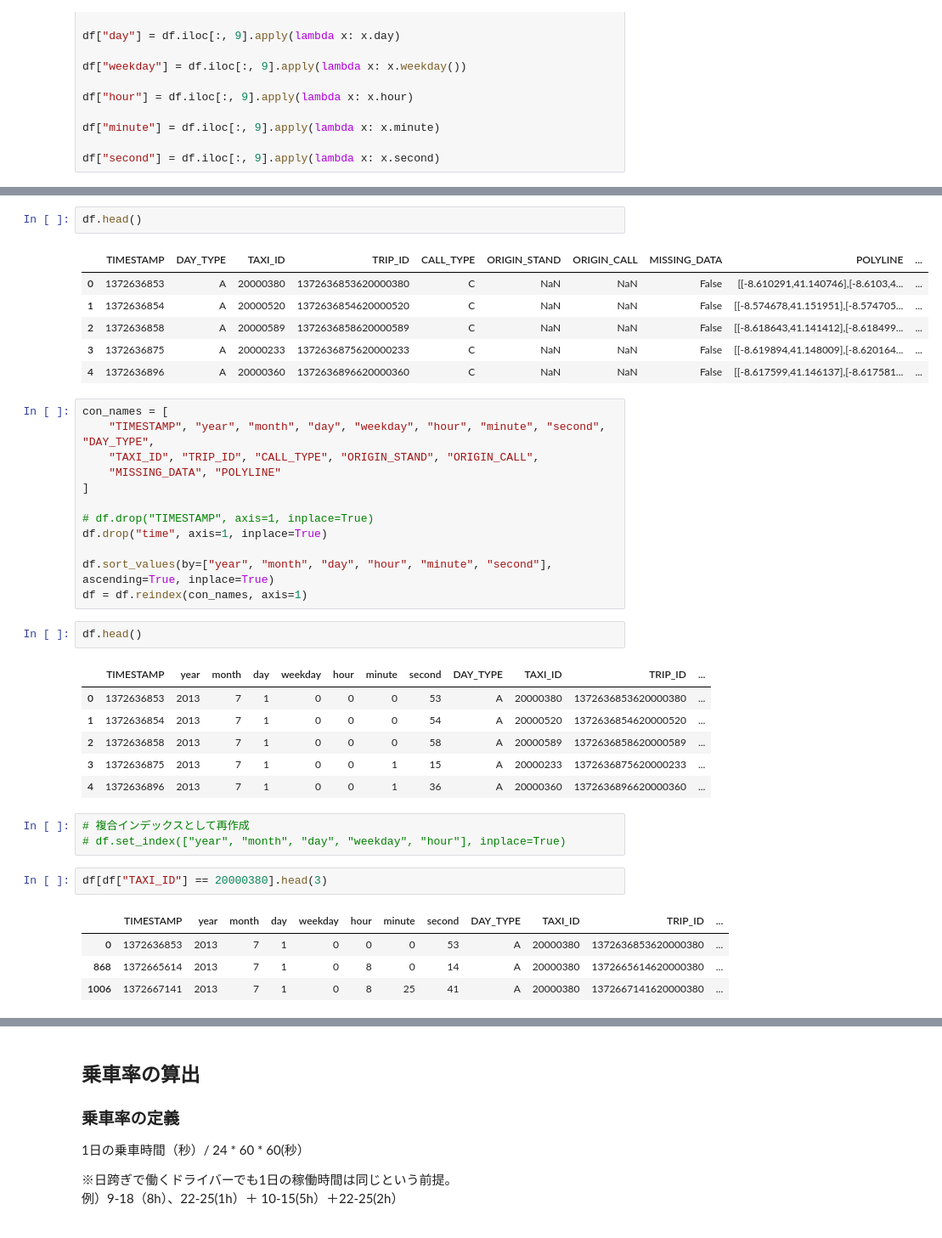
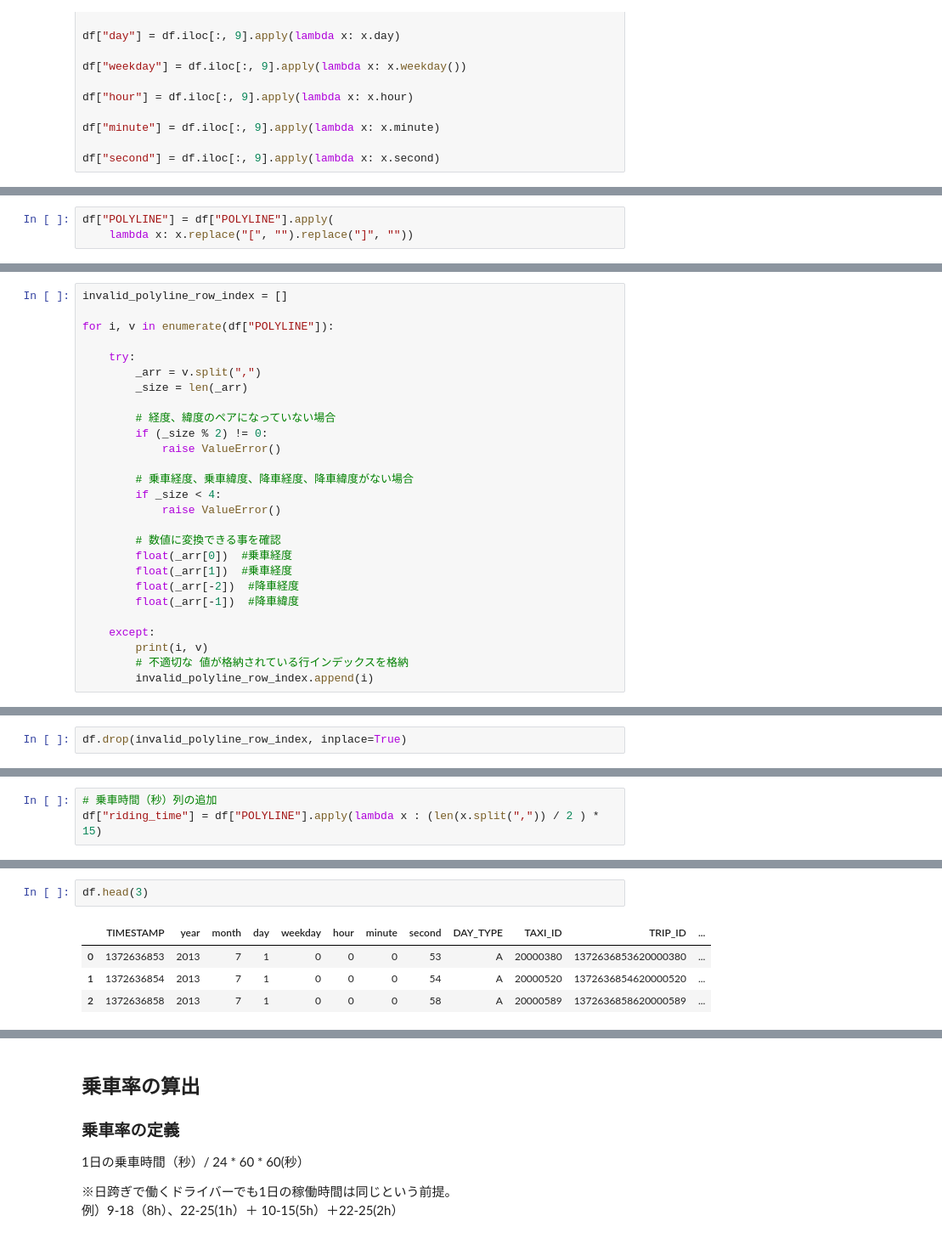
Before and after one commit to snufkin92/taxi_service_trajectory, a Jupyter notebook: taxi_service_trajectory.ipynb, the cells around one changed output, grey strips where cells are left out. Shown at 85% size. Drawn from its saved outputs; the diff is of its cells as text.

```diff
--- a/taxi_service_trajectory.ipynb
+++ b/taxi_service_trajectory.ipynb
@@ -249,0 +213,3 @@ df["second"] = df.iloc[:, 9].apply(lambda x: x.second)
+# %%
+df["POLYLINE"] = df["POLYLINE"].apply(
+    lambda x: x.replace("[", "").replace("]", ""))
@@ -249,0 +228,27 @@ df["second"] = df.iloc[:, 9].apply(lambda x: x.second)
+# %%
+invalid_polyline_row_index = []
+
+for i, v in enumerate(df["POLYLINE"]):
+
+    try:
+        _arr = v.split(",")
+        _size = len(_arr)
+
+        # 経度、緯度のペアになっていない場合
+        if (_size % 2) != 0:
+            raise ValueError()
+
+        # 乗車経度、乗車緯度、降車経度、降車緯度がない場合
+        if _size < 4:
+            raise ValueError()
+
+        # 数値に変換できる事を確認
+        float(_arr[0])  #乗車経度
+        float(_arr[1])  #乗車経度
+        float(_arr[-2])  #降車経度
+        float(_arr[-1])  #降車緯度
+
+    except:
+        print(i, v)
+        # 不適切な 値が格納されている行インデックスを格納
+        invalid_polyline_row_index.append(i)
@@ -249,0 +281,2 @@ df["second"] = df.iloc[:, 9].apply(lambda x: x.second)
+# %%
+df.drop(invalid_polyline_row_index, inplace=True)
@@ -249,0 +293,3 @@ df["second"] = df.iloc[:, 9].apply(lambda x: x.second)
+# %%
+# 乗車時間（秒）列の追加
+df["riding_time"] = df["POLYLINE"].apply(lambda x : (len(x.split(",")) / 2 ) * 15)
@@ -250,40 +307,7 @@ df["second"] = df.iloc[:, 9].apply(lambda x: x.second)
 # %%
-df.head()
+df.head(3)
 # %% [output]
-|  | TIMESTAMP | DAY_TYPE | TAXI_ID | TRIP_ID | CALL_TYPE | ORIGIN_STAND | ORIGIN_CALL | MISSING_DATA | POLYLINE | ... |
-| 0 | 1372636853 | A | 20000380 | 1372636853620000380 | C | NaN | NaN | False | [[-8.610291,41.140746],[-8.6103,4... | ... |
-| 1 | 1372636854 | A | 20000520 | 1372636854620000520 | C | NaN | NaN | False | [[-8.574678,41.151951],[-8.574705... | ... |
-| 2 | 1372636858 | A | 20000589 | 1372636858620000589 | C | NaN | NaN | False | [[-8.618643,41.141412],[-8.618499... | ... |
-| 3 | 1372636875 | A | 20000233 | 1372636875620000233 | C | NaN | NaN | False | [[-8.619894,41.148009],[-8.620164... | ... |
-| 4 | 1372636896 | A | 20000360 | 1372636896620000360 | C | NaN | NaN | False | [[-8.617599,41.146137],[-8.617581... | ... |
+|  | TIMESTAMP | year | month | day | weekday | hour | minute | second | DAY_TYPE | TAXI_ID | TRIP_ID | ... |
+| 0 | 1372636853 | 2013 | 7 | 1 | 0 | 0 | 0 | 53 | A | 20000380 | 1372636853620000380 | ... |
+| 1 | 1372636854 | 2013 | 7 | 1 | 0 | 0 | 0 | 54 | A | 20000520 | 1372636854620000520 | ... |
+| 2 | 1372636858 | 2013 | 7 | 1 | 0 | 0 | 0 | 58 | A | 20000589 | 1372636858620000589 | ... |
-# %%
-con_names = [
-    "TIMESTAMP", "year", "month", "day", "weekday", "hour", "minute", "second", "DAY_TYPE",
-    "TAXI_ID", "TRIP_ID", "CALL_TYPE", "ORIGIN_STAND", "ORIGIN_CALL",
-    "MISSING_DATA", "POLYLINE"
-]
-
-# df.drop("TIMESTAMP", axis=1, inplace=True)
-df.drop("time", axis=1, inplace=True)
-
-df.sort_values(by=["year", "month", "day", "hour", "minute", "second"], ascending=True, inplace=True)
-df = df.reindex(con_names, axis=1)
-# %%
-df.head()
-# %% [output]
-|  | TIMESTAMP | year | month | day | weekday | hour | minute | second | DAY_TYPE | TAXI_ID | TRIP_ID | ... |
-| 0 | 1372636853 | 2013 | 7 | 1 | 0 | 0 | 0 | 53 | A | 20000380 | 1372636853620000380 | ... |
-| 1 | 1372636854 | 2013 | 7 | 1 | 0 | 0 | 0 | 54 | A | 20000520 | 1372636854620000520 | ... |
-| 2 | 1372636858 | 2013 | 7 | 1 | 0 | 0 | 0 | 58 | A | 20000589 | 1372636858620000589 | ... |
-| 3 | 1372636875 | 2013 | 7 | 1 | 0 | 0 | 1 | 15 | A | 20000233 | 1372636875620000233 | ... |
-| 4 | 1372636896 | 2013 | 7 | 1 | 0 | 0 | 1 | 36 | A | 20000360 | 1372636896620000360 | ... |
-# %%
-# 複合インデックスとして再作成
-# df.set_index(["year", "month", "day", "weekday", "hour"], inplace=True)
-# %%
-df[df["TAXI_ID"] == 20000380].head(3)
-# %% [output]
-|  | TIMESTAMP | year | month | day | weekday | hour | minute | second | DAY_TYPE | TAXI_ID | TRIP_ID | ... |
-| 0 | 1372636853 | 2013 | 7 | 1 | 0 | 0 | 0 | 53 | A | 20000380 | 1372636853620000380 | ... |
-| 868 | 1372665614 | 2013 | 7 | 1 | 0 | 8 | 0 | 14 | A | 20000380 | 1372665614620000380 | ... |
-| 1006 | 1372667141 | 2013 | 7 | 1 | 0 | 8 | 25 | 41 | A | 20000380 | 1372667141620000380 | ... |
```
Also changed, not shown: parts of 53 cells of this notebook.
